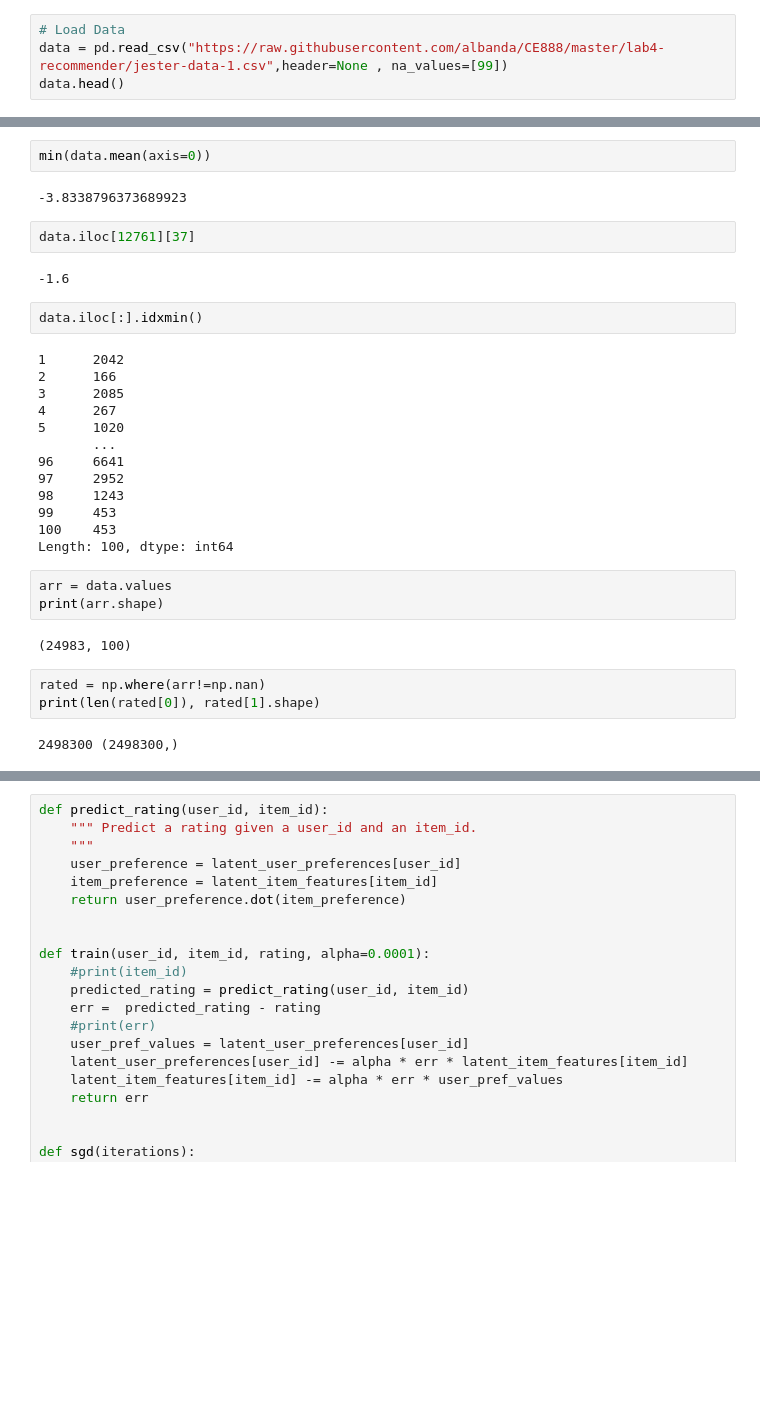
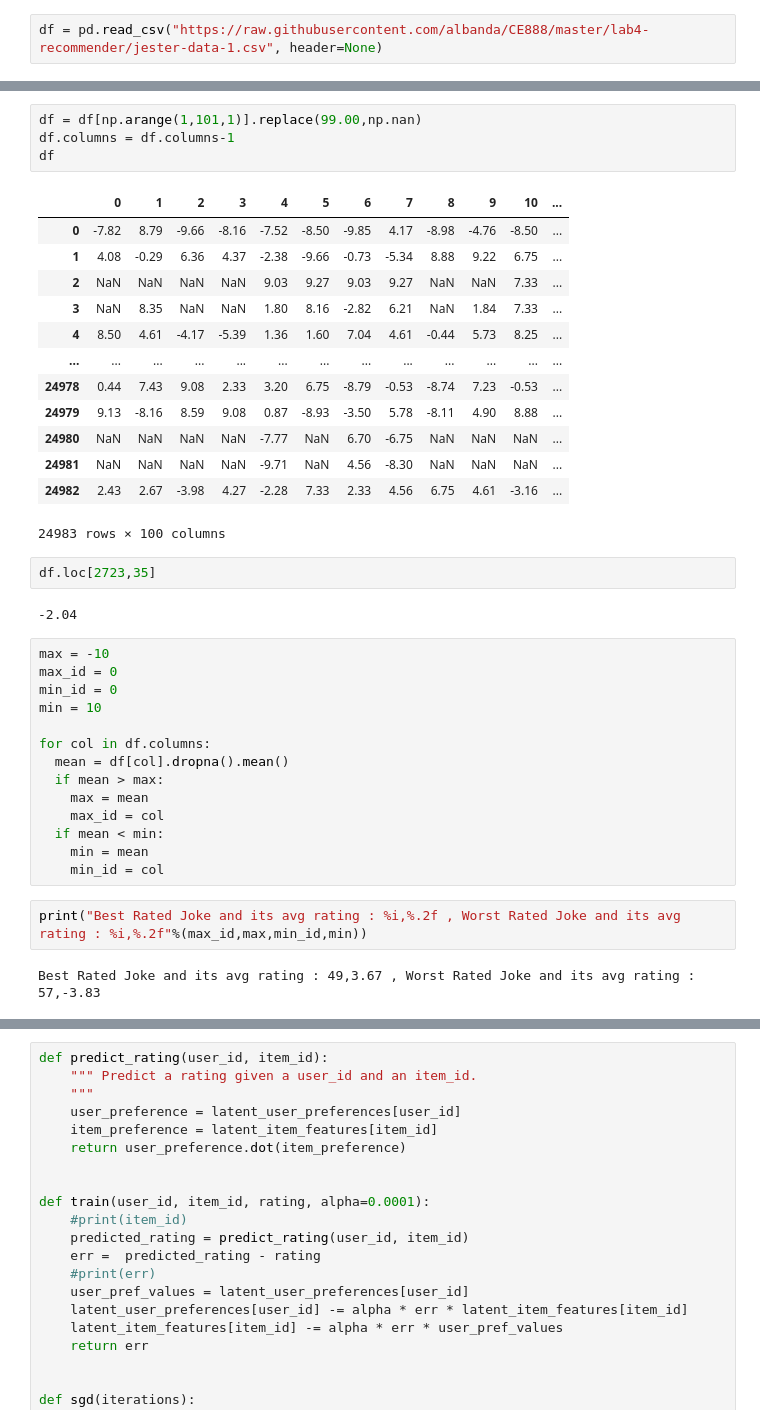
Before and after one commit to ritabandutta13/CE888, a Jupyter notebook: Lab_4/my_recommender.ipynb, the cells around one changed output, grey strips where cells are left out. Saved outputs shown, nothing was run; the diff lists cells and outputs as text; blank space fills up the shorter version.

```diff
--- a/Lab_4/my_recommender.ipynb
+++ b/Lab_4/my_recommender.ipynb
@@ -12,4 +12,2 @@ pd.set_option('max_colwidth', -1)
 # %%
-# Load Data
-data = pd.read_csv("https://raw.githubusercontent.com/albanda/CE888/master/lab4-recommender/jester-data-1.csv",header=None , na_values=[99])
-data.head()
+df = pd.read_csv("https://raw.githubusercontent.com/albanda/CE888/master/lab4-recommender/jester-data-1.csv", header=None)
@@ -54,34 +14,41 @@ data.describe()
-# %%
-min(data.mean(axis=0))
-# %% [output]
--3.8338796373689923
-# %%
-data.iloc[12761][37]
-# %% [output]
--1.6
-# %%
-data.iloc[:].idxmin()
-# %% [output]
-1      2042
-2      166
-3      2085
-4      267
-5      1020
-       ...
-96     6641
-97     2952
-98     1243
-99     453
-100    453
-Length: 100, dtype: int64
-# %%
-arr = data.values
-print(arr.shape)
-# %% [output]
-(24983, 100)
-# %%
-rated = np.where(arr!=np.nan)
-print(len(rated[0]), rated[1].shape)
-# %% [output]
-2498300 (2498300,)
+# %%
+df = df[np.arange(1,101,1)].replace(99.00,np.nan)
+df.columns = df.columns-1
+df
+# %% [output]
+|  | 0 | 1 | 2 | 3 | 4 | 5 | 6 | 7 | 8 | 9 | 10 | ... |
+| 0 | -7.82 | 8.79 | -9.66 | -8.16 | -7.52 | -8.50 | -9.85 | 4.17 | -8.98 | -4.76 | -8.50 | ... |
+| 1 | 4.08 | -0.29 | 6.36 | 4.37 | -2.38 | -9.66 | -0.73 | -5.34 | 8.88 | 9.22 | 6.75 | ... |
+| 2 | NaN | NaN | NaN | NaN | 9.03 | 9.27 | 9.03 | 9.27 | NaN | NaN | 7.33 | ... |
+| 3 | NaN | 8.35 | NaN | NaN | 1.80 | 8.16 | -2.82 | 6.21 | NaN | 1.84 | 7.33 | ... |
+| 4 | 8.50 | 4.61 | -4.17 | -5.39 | 1.36 | 1.60 | 7.04 | 4.61 | -0.44 | 5.73 | 8.25 | ... |
+| ... | ... | ... | ... | ... | ... | ... | ... | ... | ... | ... | ... | ... |
+| 24978 | 0.44 | 7.43 | 9.08 | 2.33 | 3.20 | 6.75 | -8.79 | -0.53 | -8.74 | 7.23 | -0.53 | ... |
+| 24979 | 9.13 | -8.16 | 8.59 | 9.08 | 0.87 | -8.93 | -3.50 | 5.78 | -8.11 | 4.90 | 8.88 | ... |
+| 24980 | NaN | NaN | NaN | NaN | -7.77 | NaN | 6.70 | -6.75 | NaN | NaN | NaN | ... |
+| 24981 | NaN | NaN | NaN | NaN | -9.71 | NaN | 4.56 | -8.30 | NaN | NaN | NaN | ... |
+| 24982 | 2.43 | 2.67 | -3.98 | 4.27 | -2.28 | 7.33 | 2.33 | 4.56 | 6.75 | 4.61 | -3.16 | ... |
+24983 rows × 100 columns
+# %%
+df.loc[2723,35]
+# %% [output]
+-2.04
+# %%
+max = -10
+max_id = 0
+min_id = 0
+min = 10
+
+for col in df.columns:
+  mean = df[col].dropna().mean()
+  if mean > max:
+    max = mean
+    max_id = col
+  if mean < min:
+    min = mean
+    min_id = col
+# %%
+print("Best Rated Joke and its avg rating : %i,%.2f , Worst Rated Joke and its avg rating : %i,%.2f"%(max_id,max,min_id,min))
+# %% [output]
+Best Rated Joke and its avg rating : 49,3.67 , Worst Rated Joke and its avg rating : 57,-3.83
 # %%
```
Also changed, not shown: parts of 49 cells of this notebook.
